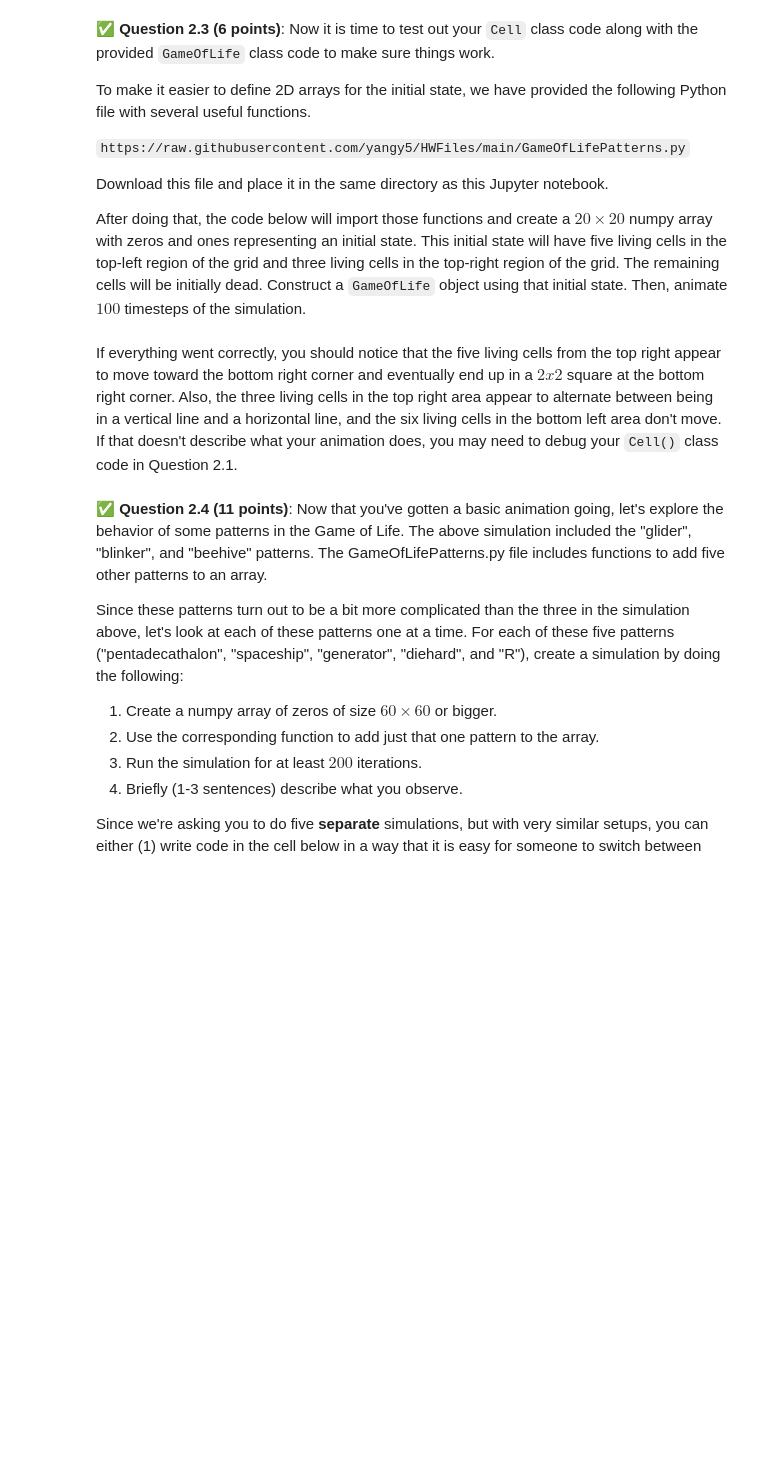
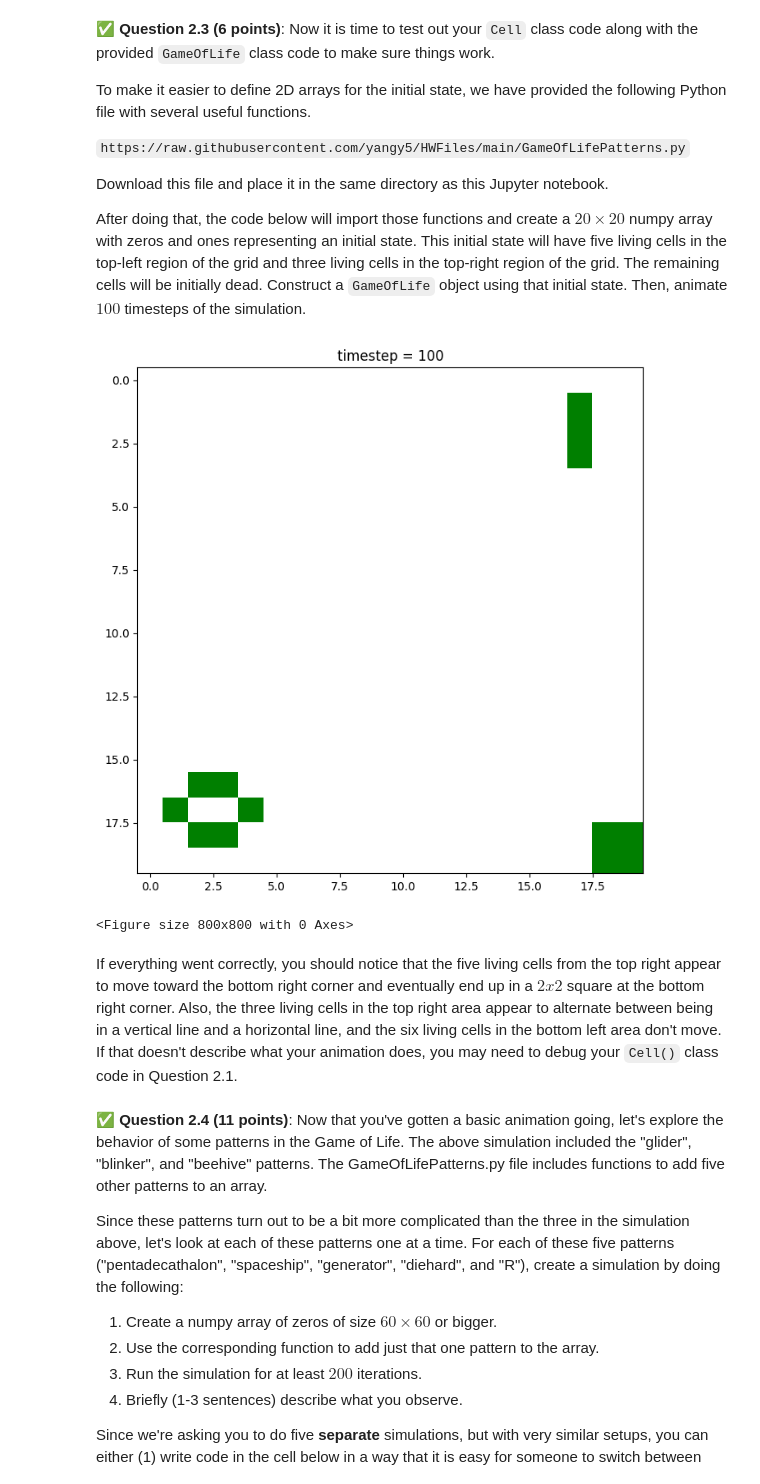
Before and after one commit to ethanfremder/CMSE202-f23-turnin, a Jupyter notebook: hw-02/HW-02_ABMandGraphTheory-STUDENT.ipynb, the cells around one changed output. Drawn from its saved outputs; the diff is of its cells as text; code cells hidden in the pictures; blank space fills up the shorter version.

```diff
--- a/hw-02/HW-02_ABMandGraphTheory-STUDENT.ipynb
+++ b/hw-02/HW-02_ABMandGraphTheory-STUDENT.ipynb
@@ -88,16 +88,20 @@ class Cell():
         Add a cell to the list of neighbors
         '''
         # append neighbor_cell to neighbor_list
+        self.neighbor_list.append(neighbor_cell)
 
     def update_num_alive_neighbors(self):
         '''
         Count how many neighboring cells are currently alive
         '''
         # reset num_alive_neighbors to zero
+        self.num_alive_neighbors = 0
 
         # loop through the cells in neighbor_list
-
+        for i in range(len(self.neighbor_list)):
             # for each cell which is alive, increment num_alive_neighbors by 1
+            if self.neighbor_list[i].is_alive == True:
+                self.num_alive_neighbors+=1
 
     def update_is_alive(self):
         '''
@@ -105,8 +109,13 @@ class Cell():
         '''
         # update is_alive depending on num_alive_neighbors and is_alive
         # if the cell is currently alive, it needs to have exactly 2 or 3 alive neighbors to stay alive
+        if self.is_alive:
+            if self.num_alive_neighbors != 2 and self.num_alive_neighbors != 3:
+                self.is_alive = False
         # if the cell is currently dead, it needs to have exactly 3 neighbors to become alive
-
+        else:
+            if self.num_alive_neighbors == 3:
+                self.is_alive = True
         # NOTE: This method will be called by the GameOfLife class (see Question 2.2) on every cell AFTER calling
         # update_num_alive_neighbors() on every cell. Do NOT call update_num_alive_neighbors() in this method
 # %% [markdown]
@@ -217,27 +228,32 @@ After doing that, the code below will import those functions and create a $20 \t
 # %%
 # Put your code for Question 2.3 here
-
 # Import helper functions
 from GameOfLifePatterns import *
+
 
 # initial state array
 initial_state = np.zeros((20,20))
 initial_state = add_glider(initial_state,0,0,'SE')
 initial_state = add_blinker(initial_state,1,17,'vertical')
 initial_state = add_beehive(initial_state,16,1,'horizontal')
 
 # create a GameOfLife object using the initial_state formed above
+GameOfLifeObject = GameOfLife(initial_state)
 
 # figure for animation
 fig, ax = plt.subplots(figsize=(8,8)) # change figsize if needed
 
 # draw the initial state
-
+initial_state
 # loop over 100 iterations
-
+for i in range(100):
     # evolve the simulation by one timestep
-
+    GameOfLifeObject.update()
     # draw the grid of cells
+    GameOfLifeObject.draw(fig)
+# %% [output]
+[figure, added]
+<Figure size 800x800 with 0 Axes>
 # %% [markdown]
 If everything went correctly, you should notice that the five living cells from the top right appear to move toward the bottom right corner and eventually end up in a $2x2$ square at the bottom right corner. Also, the three living cells in the top right area appear to alternate between being in a vertical line and a horizontal line, and the six living cells in the bottom left area don't move. If that doesn't describe what your animation does, you may need to debug your `Cell()` class code in Question 2.1.
 # %% [markdown]
```
Also changed, not shown: parts of 34 cells of this notebook.
